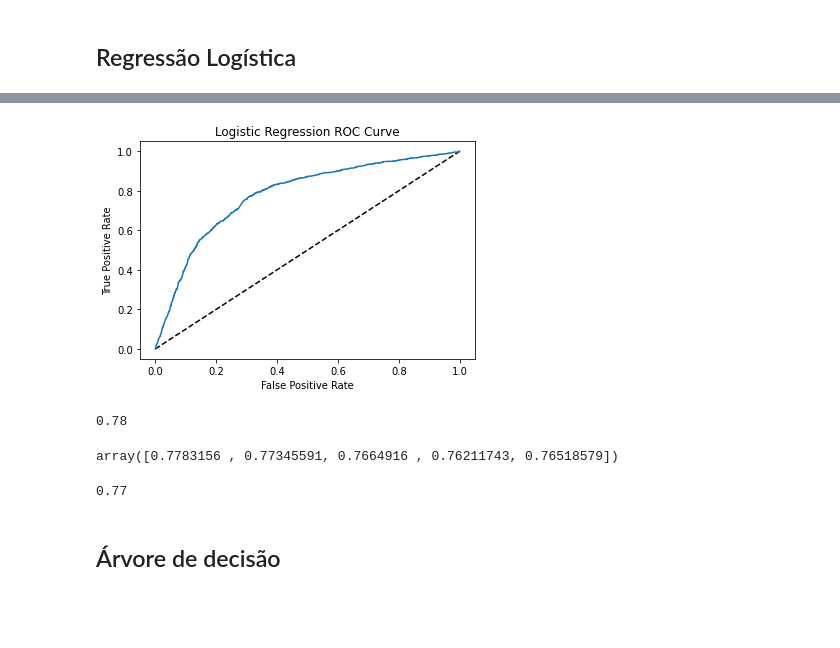
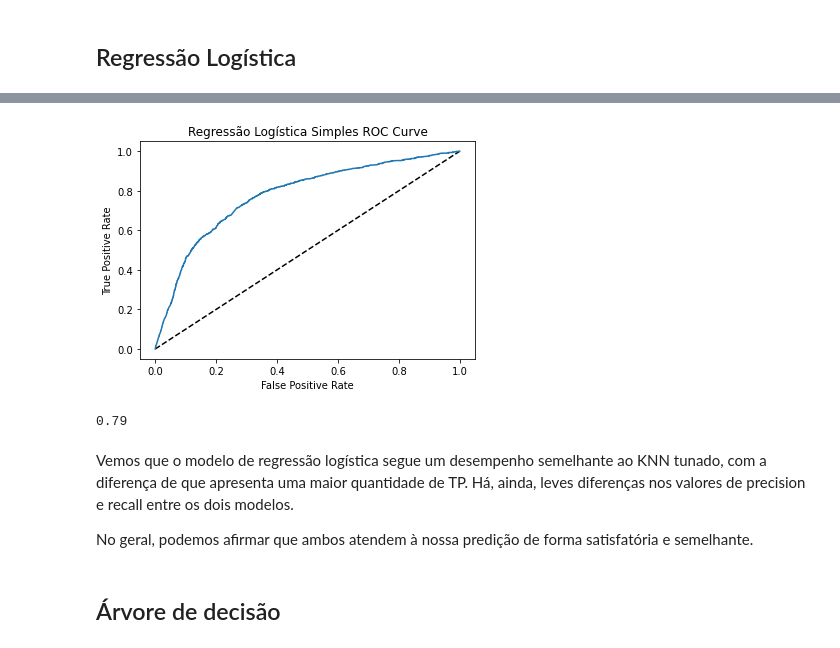
Before and after one commit to kauafillipe/Projeto-2---Turing-Academy, a Jupyter notebook: code.ipynb, the cells around one changed output, grey strips where cells are left out. Saved outputs shown, nothing was run; the diff lists cells and outputs as text; code cells hidden in the pictures; blank space fills up the shorter version.

```diff
--- a/code.ipynb
+++ b/code.ipynb
@@ -765,20 +756,20 @@ A acurácia do modelo é de 75%, o que permite afirmar que nosso modelo é relat
 #vamos tunar o hiperparâmetro n_neighbors utilizando o GSCV
 
 #valores do hiperparâmetro a serem testados
-#param_grid = {'n_neighbors': np.arange(1, 50)}
+param_grid = {'n_neighbors': np.arange(1, 50)}
 
 #instancia segundo modelo knn
 
-#knn_sec = KNeighborsClassifier()
+knn_sec = KNeighborsClassifier()
 
 #instancia o classificador knn com GDCV
-#knn_cv = GridSearchCV(knn_sec, param_grid, cv=5)
+knn_cv = GridSearchCV(knn_sec, param_grid, cv=5)
 
 #ajusta o classificador aos dados
-#knn_cv.fit(X, y)
+knn_cv.fit(X, y)
 
 #o melhor dos parâmetros
-#print(f'Melhor parâmetro: {knn_cv.best_params_}')
+print(f'Melhor parâmetro: {knn_cv.best_params_}')
 
 #a melhor acurácia
-#print(f'Melhor acurácia: {knn_cv.best_score_.round(2)}')
+print(f'Melhor acurácia: {knn_cv.best_score_.round(2)}')
@@ -876,27 +885,22 @@ Test Root Mean Squared Error: 0.48
 # %%
 y_pred_prob = logreg.predict_proba(X_test)[:,1]
 fpr,tpr,thresholds = roc_curve(y_test, y_pred_prob)
 plt.plot([0, 1], [0, 1],'k--')
-plt.plot(fpr, tpr, label='Logistic Regression')
+plt.plot(fpr, tpr)
 plt.xlabel('False Positive Rate')
 plt.ylabel('True Positive Rate')
-plt.title('Logistic Regression ROC Curve')
+plt.title('Regressão Logística Simples ROC Curve')
 plt.show()
 # %% [output]
-[figure, old version]
+[figure, new version]
 # %%
 roc_auc_score(y_test, y_pred_prob).round(2)
 # %% [output]
-0.78
+0.79
-# %%
-cv_scores = cross_val_score(logreg, X, y, cv = 5, scoring = 'roc_auc')
-cv_scores
-# %% [output]
-array([0.7783156 , 0.77345591, 0.7664916 , 0.76211743, 0.76518579])
-# %%
-cv_scores.mean().round(2)
-# %% [output]
-0.77
+# %% [markdown]
+Vemos que o modelo de regressão logística segue um desempenho semelhante ao KNN tunado, com a diferença de que apresenta uma maior quantidade de TP. Há, ainda, leves diferenças nos valores de precision e recall entre os dois modelos.
+
+No geral, podemos afirmar que ambos atendem à nossa predição de forma satisfatória e semelhante.
 # %% [markdown]
 ## Árvore de decisão
 # %%
```
Also changed, not shown: parts of 39 cells of this notebook.
